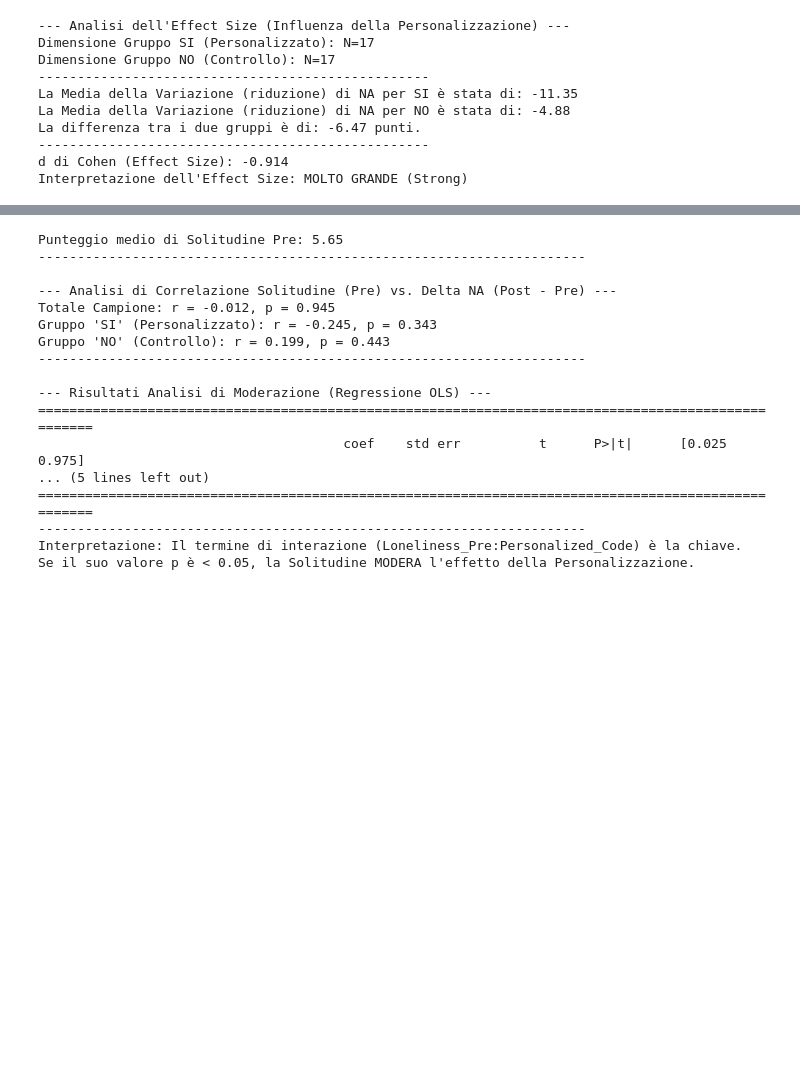
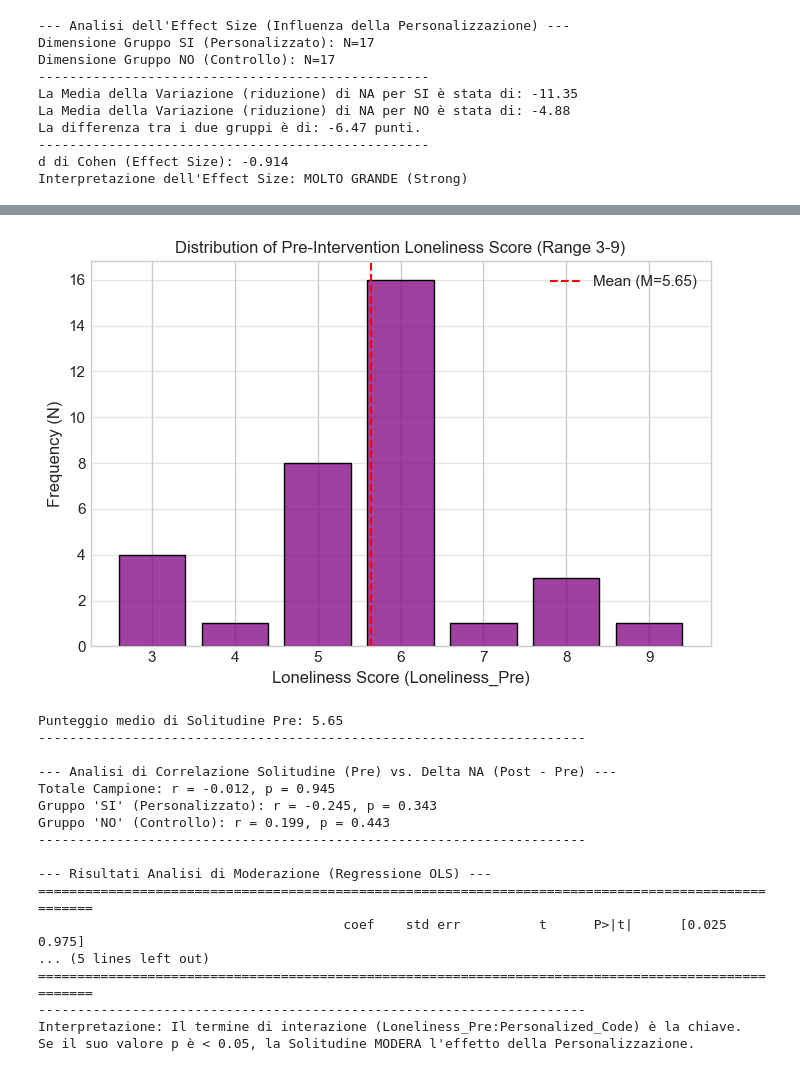
Before and after one commit to bobsync/ENIB, a Jupyter notebook: res/results.ipynb, the cells around one changed output, grey strips where cells are left out. Saved outputs shown, nothing was run; the diff lists cells and outputs as text; code cells hidden in the pictures; blank space fills up the shorter version.

```diff
--- a/res/results.ipynb
+++ b/res/results.ipynb
@@ -986,3 +1410,33 @@ Interpretazione dell'Effect Size: MOLTO GRANDE (Strong)
+# %%
+import pandas as pd
+import matplotlib.pyplot as plt
+import seaborn as sns
+
+# --- 2. GENERAZIONE DELLA VISUALIZZAZIONE ---
+
+plt.figure(figsize=(8, 5))
+sns.histplot(
+    final_output,
+    x='Loneliness_Pre',
+    bins=7, # Bin per ogni punteggio intero da 3 a 9
+    discrete=True,
+    color='purple',
+    edgecolor='black',
+    shrink=0.8 # Spazio tra le barre
+)
+
+plt.axvline(final_output['Loneliness_Pre'].mean(), color='red', linestyle='--', linewidth=1.5, label=f"Mean (M={final_output['Loneliness_Pre'].mean():.2f})")
+plt.title('Distribution of Pre-Intervention Loneliness Score (Range 3-9)')
+plt.xlabel('Loneliness Score (Loneliness_Pre)')
+plt.ylabel('Frequency (N)')
+plt.xticks(range(3, 10)) # Forza le etichette per ogni punteggio
+plt.legend()
+plt.grid(axis='y', alpha=0.5)
+plt.show()
+
+print("\n")
+# %% [output]
+[figure, added]
 # %%
 import pandas as pd
 import numpy as np
```
Also changed, not shown: parts of 15 cells of this notebook, 10 other files.
